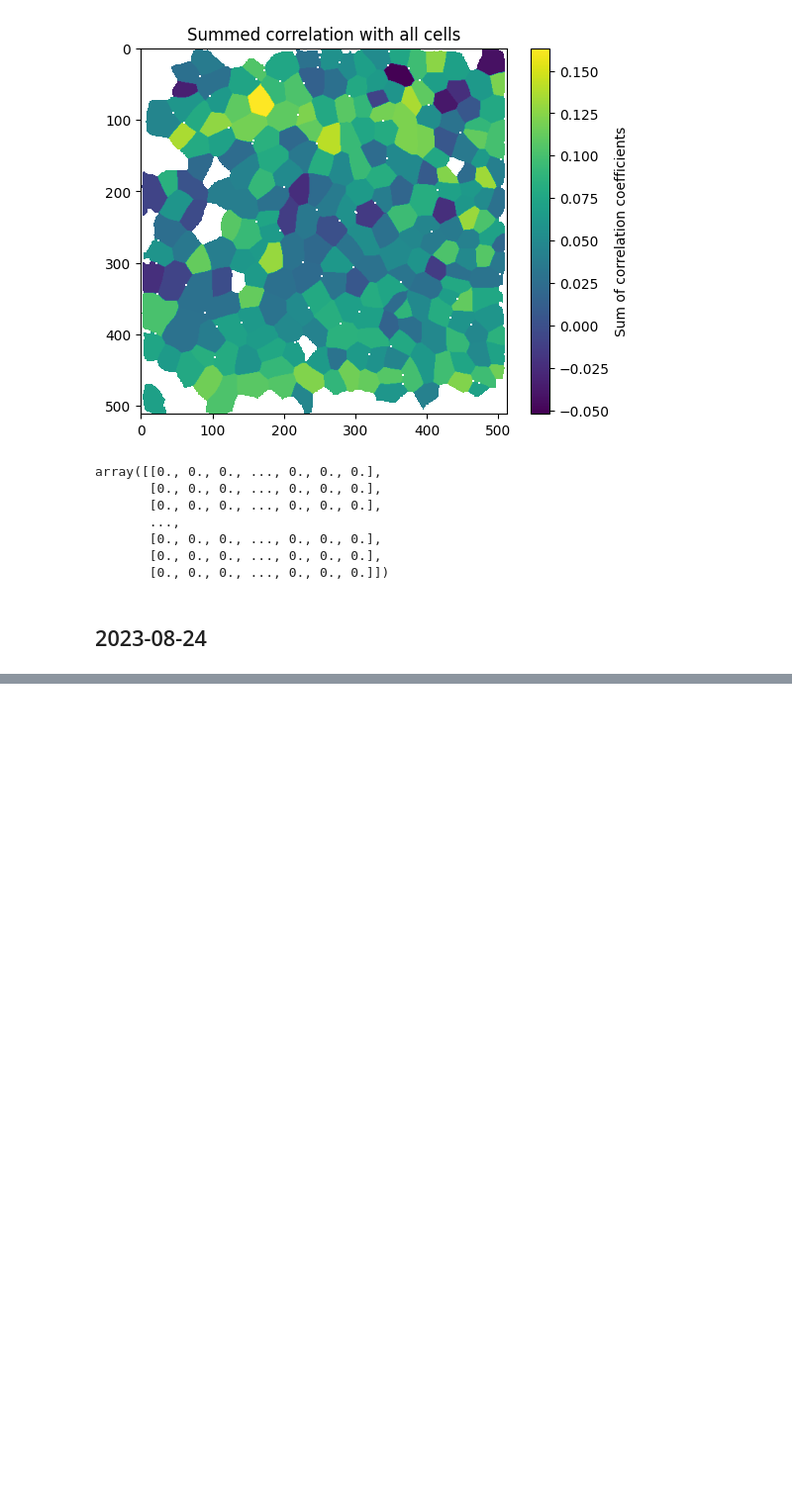
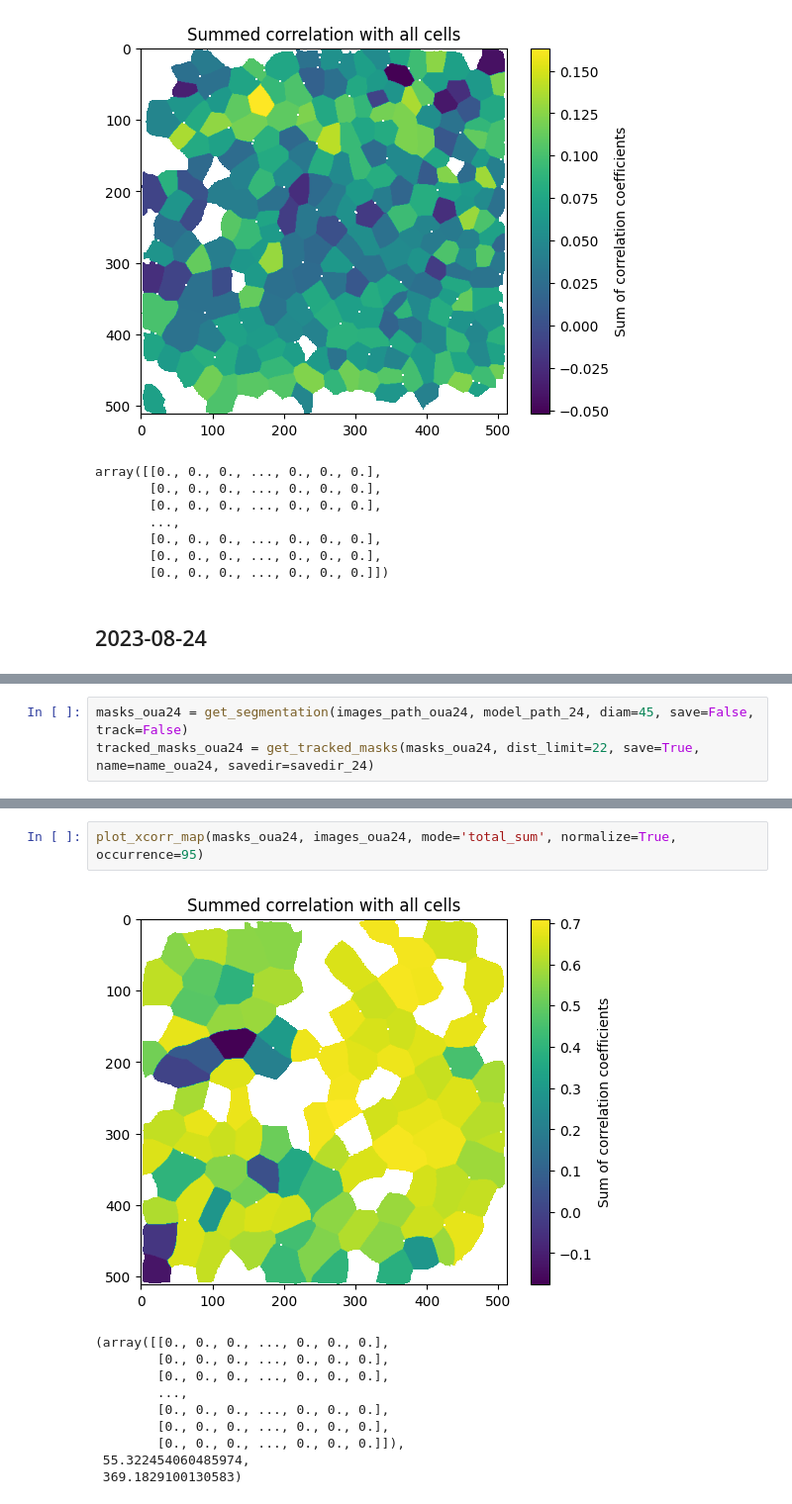
Before and after one commit to h-israelsson/Master2023, a Jupyter notebook: testing.ipynb, the cells around one changed output, grey strips where cells are left out. Shown at 99% size. Saved outputs shown, nothing was run; the diff lists cells and outputs as text; blank space fills up the shorter version.

```diff
--- a/testing.ipynb
+++ b/testing.ipynb
@@ -76,0 +92,3 @@ masks_hepoua24 = get_segmentation(images_path_hepoua24, model_path_hepoua24, sav
+# %%
+masks_oua24 = get_segmentation(images_path_oua24, model_path_24, diam=45, save=False, track=False)
+tracked_masks_oua24 = get_tracked_masks(masks_oua24, dist_limit=22, save=True, name=name_oua24, savedir=savedir_24)
@@ -76,0 +111,13 @@ masks_hepoua24 = get_segmentation(images_path_hepoua24, model_path_hepoua24, sav
+# %%
+plot_xcorr_map(masks_oua24, images_oua24, mode='total_sum', normalize=True, occurrence=95)
+# %% [output]
+[figure, added]
+(array([[0., 0., 0., ..., 0., 0., 0.],
+        [0., 0., 0., ..., 0., 0., 0.],
+        [0., 0., 0., ..., 0., 0., 0.],
+        ...,
+        [0., 0., 0., ..., 0., 0., 0.],
+        [0., 0., 0., ..., 0., 0., 0.],
+        [0., 0., 0., ..., 0., 0., 0.]]),
+ 55.322454060485974,
+ 369.1829100130583)
```
Also changed, not shown: parts of 28 cells of this notebook, 1 other file.
